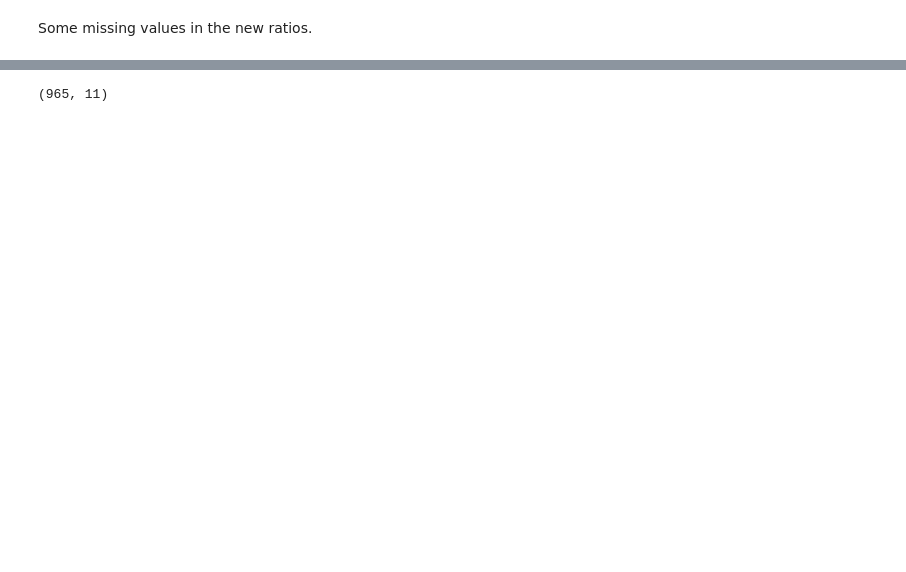
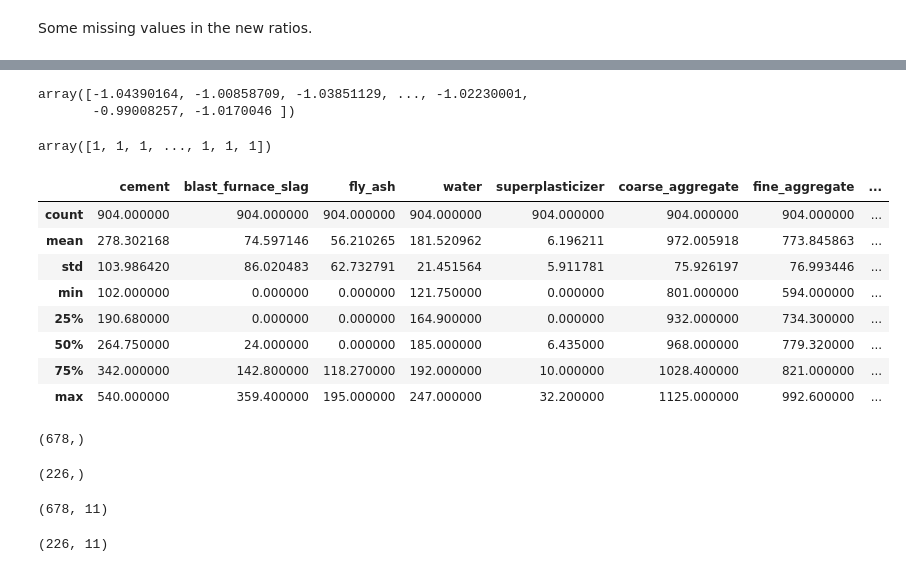
Before and after one commit to TempeHS/2025SE-Mike.N-HSC-AT2, a Jupyter notebook: notebooks/wrangling.ipynb, the cells around one changed output, grey strips where cells are left out. Saved outputs shown, nothing was run; the diff lists cells and outputs as text; code cells hidden in the pictures; blank space fills up the shorter version.

```diff
--- a/notebooks/wrangling.ipynb
+++ b/notebooks/wrangling.ipynb
@@ -93,0 +142,21 @@ X_full.describe()
+# %%
+outlier_detector.negative_outlier_factor_
+# %% [output]
+array([-1.04390164, -1.00858709, -1.03851129, ..., -1.02230001,
+       -0.99008257, -1.0170046 ])
+# %%
+outliers
+# %% [output]
+array([1, 1, 1, ..., 1, 1, 1])
+# %%
+X_full.describe()
+# %% [output]
+|  | cement | blast_furnace_slag | fly_ash | water | superplasticizer | coarse_aggregate | fine_aggregate | ... |
+| count | 904.000000 | 904.000000 | 904.000000 | 904.000000 | 904.000000 | 904.000000 | 904.000000 | ... |
+| mean | 278.302168 | 74.597146 | 56.210265 | 181.520962 | 6.196211 | 972.005918 | 773.845863 | ... |
+| std | 103.986420 | 86.020483 | 62.732791 | 21.451564 | 5.911781 | 75.926197 | 76.993446 | ... |
+| min | 102.000000 | 0.000000 | 0.000000 | 121.750000 | 0.000000 | 801.000000 | 594.000000 | ... |
+| 25% | 190.680000 | 0.000000 | 0.000000 | 164.900000 | 0.000000 | 932.000000 | 734.300000 | ... |
+| 50% | 264.750000 | 24.000000 | 0.000000 | 185.000000 | 6.435000 | 968.000000 | 779.320000 | ... |
+| 75% | 342.000000 | 142.800000 | 118.270000 | 192.000000 | 10.000000 | 1028.400000 | 821.000000 | ... |
+| max | 540.000000 | 359.400000 | 195.000000 | 247.000000 | 32.200000 | 1125.000000 | 992.600000 | ... |
@@ -116,5 +178,17 @@ X_scaled = pd.DataFrame(X_scaled, columns = component_names)
 # %%
-X_scaled.shape
+y_train_valid.shape
 # %% [output]
-(965, 11)
+(678,)
+# %%
+y_test.shape
+# %% [output]
+(226,)
+# %%
+X_train_valid.shape
+# %% [output]
+(678, 11)
+# %%
+X_test.shape
+# %% [output]
+(226, 11)
 # %%
```
Also changed, not shown: parts of 17 cells of this notebook, 5 other files.
